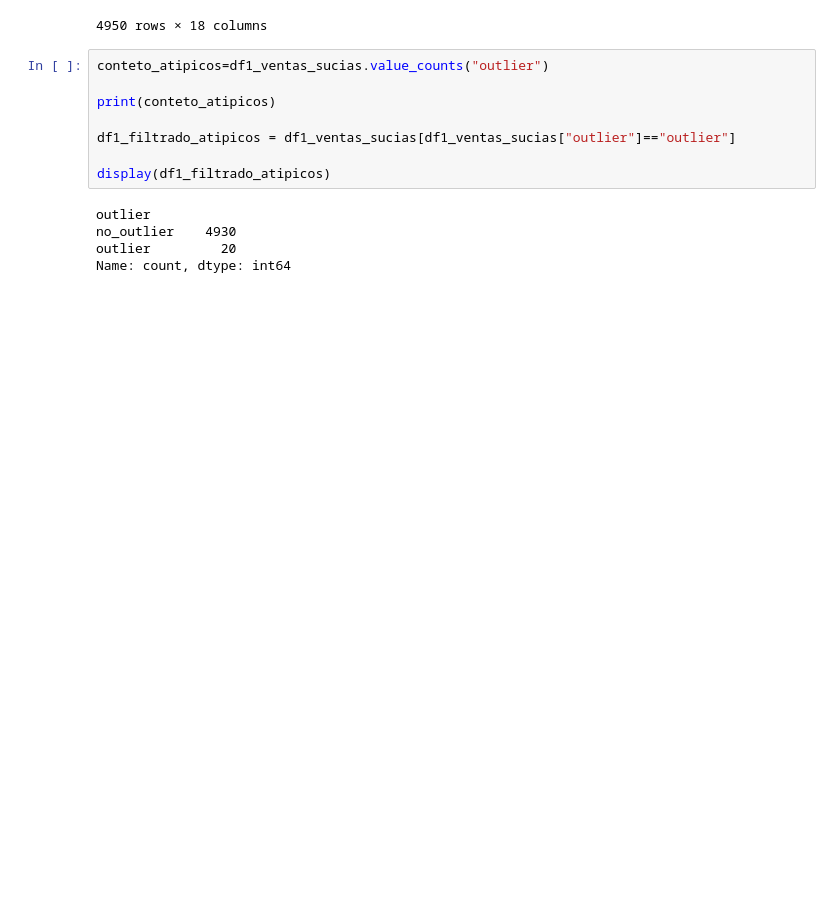
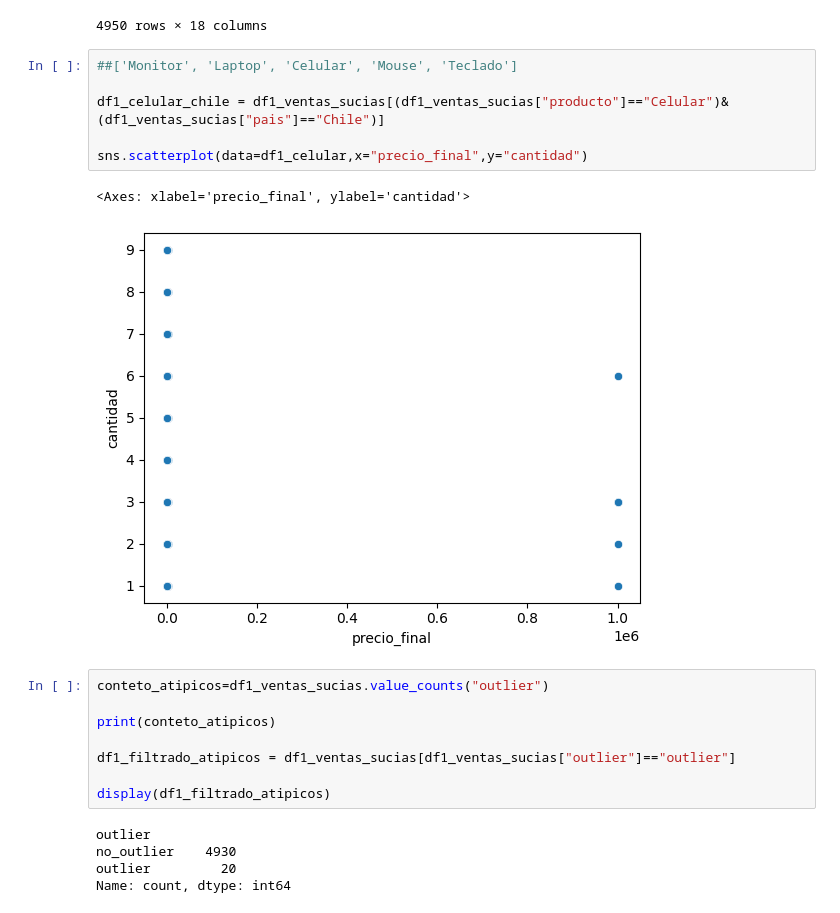
Before and after one commit to JuanGonzalezb/mis_proyectos_personales, a Jupyter notebook: Taller — Limpieza y Análisis de Datos con Pandas y NumPy.ipynb, the cells around one changed output. Cells and saved outputs as stored; diff of their text form; blank space fills up the shorter version.

```diff
--- a/Taller — Limpieza y Análisis de Datos con Pandas y NumPy.ipynb
+++ b/Taller — Limpieza y Análisis de Datos con Pandas y NumPy.ipynb
@@ -575,6 +577,15 @@ display(df1_ventas_sucias)
 | 4978 | Maria | Teclado | 1672.0 | 1.0 | Peru | TARJETA | 2024-07-26 | 10:00:00 | 7 | 1112.5 | ... |
 | 4619 | Maria | Teclado | 803.0 | 9.0 | Peru | EFECTIVO | 2024-11-07 | 00:00:00 | 11 | 803.0 | ... |
 4950 rows × 18 columns
+# %%
+##['Monitor', 'Laptop', 'Celular', 'Mouse', 'Teclado']
+
+df1_celular_chile = df1_ventas_sucias[(df1_ventas_sucias["producto"]=="Celular")&(df1_ventas_sucias["pais"]=="Chile")]
+
+sns.scatterplot(data=df1_celular,x="precio_final",y="cantidad")
+# %% [output]
+<Axes: xlabel='precio_final', ylabel='cantidad'>
+[figure, added]
 # %%
 conteto_atipicos=df1_ventas_sucias.value_counts("outlier")
 
```
Also changed, not shown: parts of 11 cells of this notebook.
